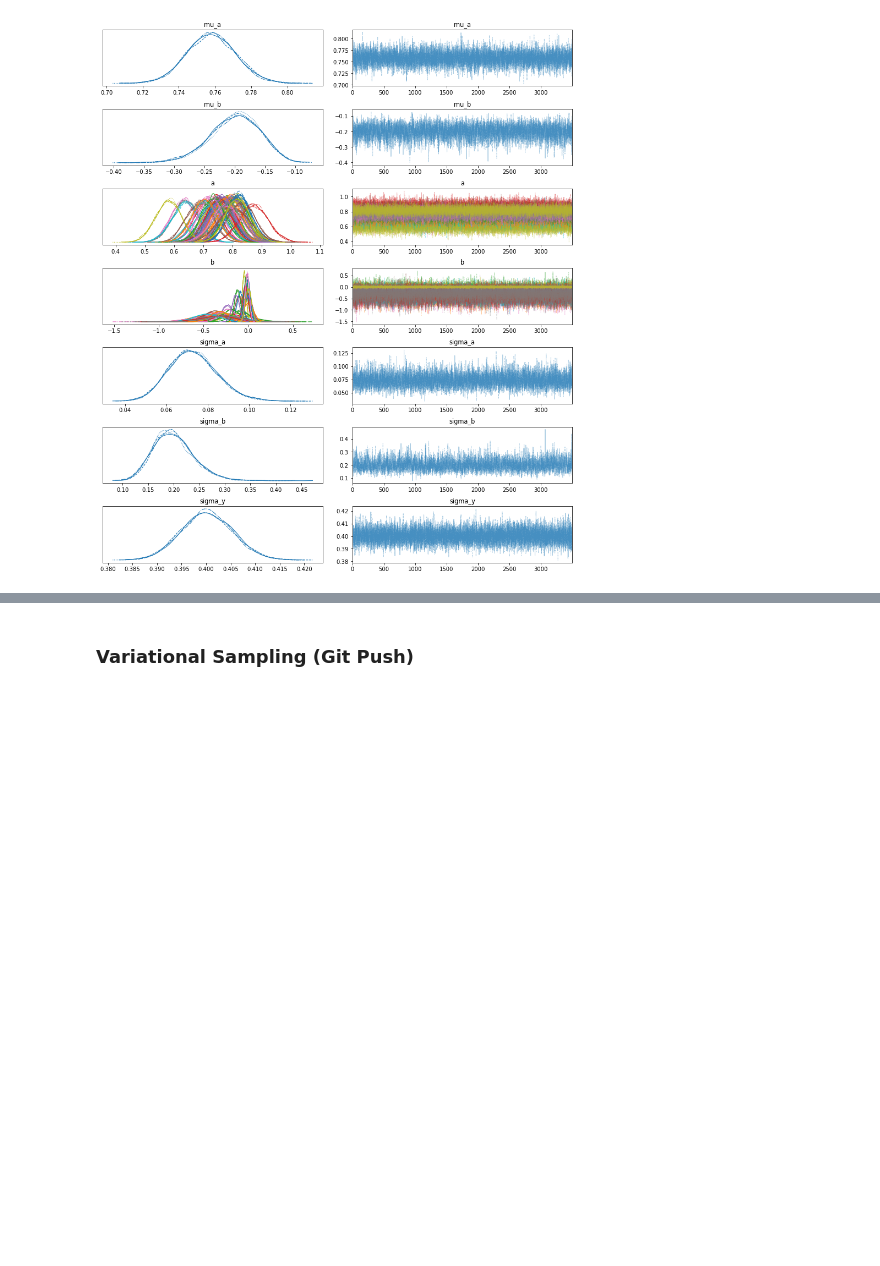
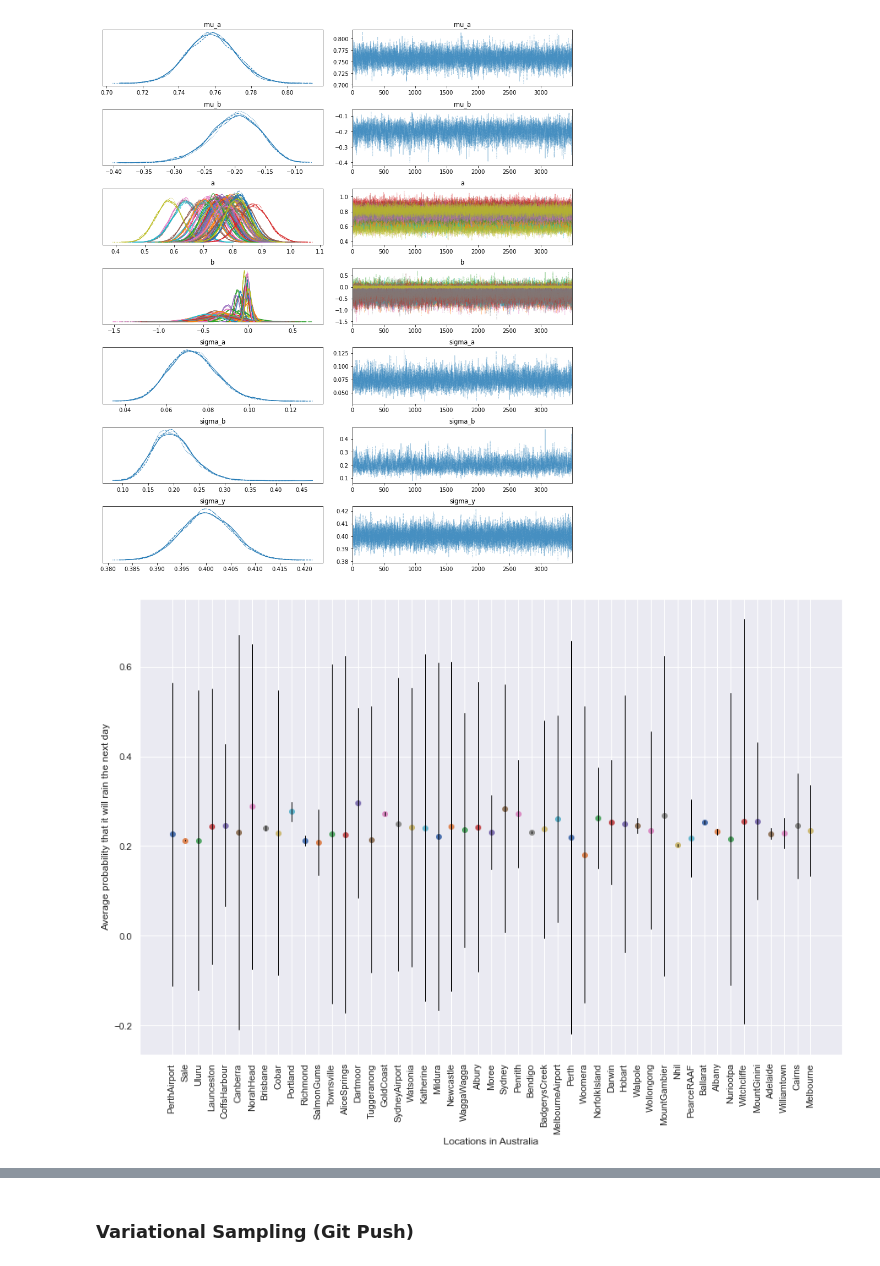
Before and after one commit to gauvand/TextSpamFiltering, a Jupyter notebook: Notebooks/WeatherAnalysis.ipynb, the cells around one changed output, grey strips where cells are left out. Cells and saved outputs as stored; diff of their text form; code cells hidden in the pictures; blank space fills up the shorter version.

Commit message:
Added hierarchical model pooling

```diff
--- a/Notebooks/WeatherAnalysis.ipynb
+++ b/Notebooks/WeatherAnalysis.ipynb
@@ -337,3 +305,20 @@ with intercept_model:
     pm.traceplot(intercept_model_trace)
 # %% [output]
 [figure]
+# %%
+import seaborn as sns
+sns.set()
+
+a = np.mean(intercept_model_trace['a'], axis=0)
+b = np.mean(intercept_model_trace['b'], axis=0)
+plt.figure(figsize = (15,10))
+for num,(ai,bi) in enumerate(zip(a,b)):
+    m = np.mean(ai+bi*Rainfall,axis=0)
+    stdev = np.std(ai+bi*Rainfall,axis=0)
+    plt.scatter(Location_lookup[num], m)
+    plt.plot([Location_lookup[num],Location_lookup[num]],[m+stdev,m-stdev],'black',linewidth=1)
+plt.xticks(rotation=90)
+plt.ylabel('Average probability that it will rain the next day');plt.xlabel('Locations in Australia');
+plt.show();
+# %% [output]
+[figure, added]
```
Also changed, not shown: parts of 4 cells of this notebook.
